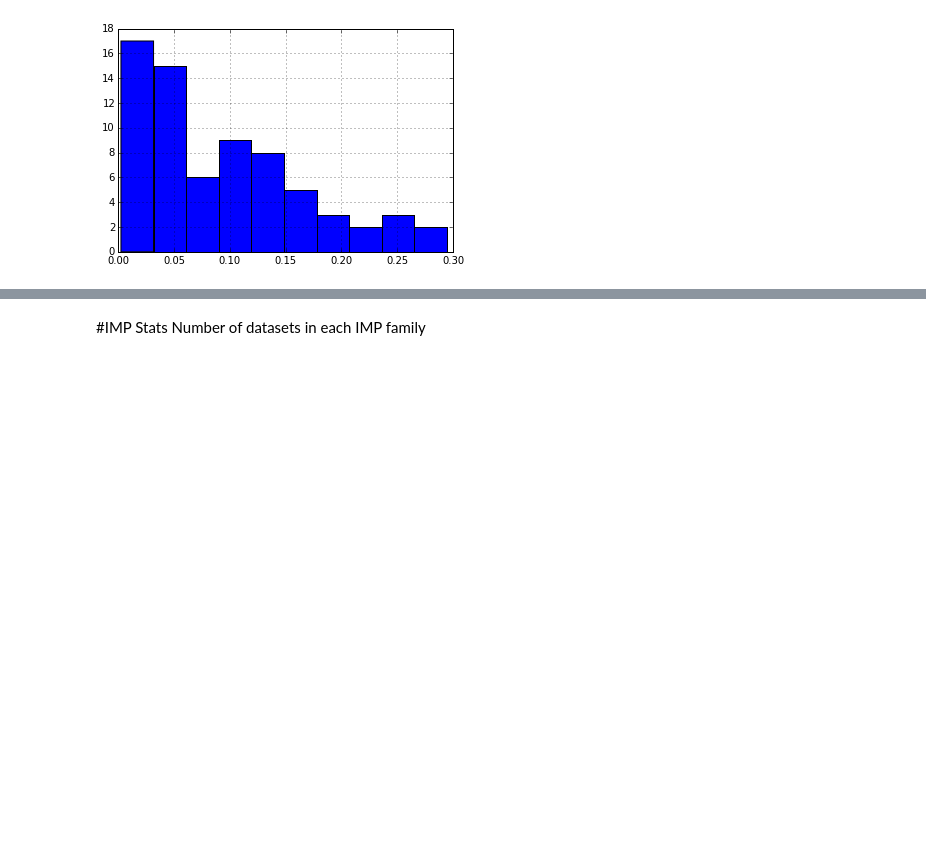
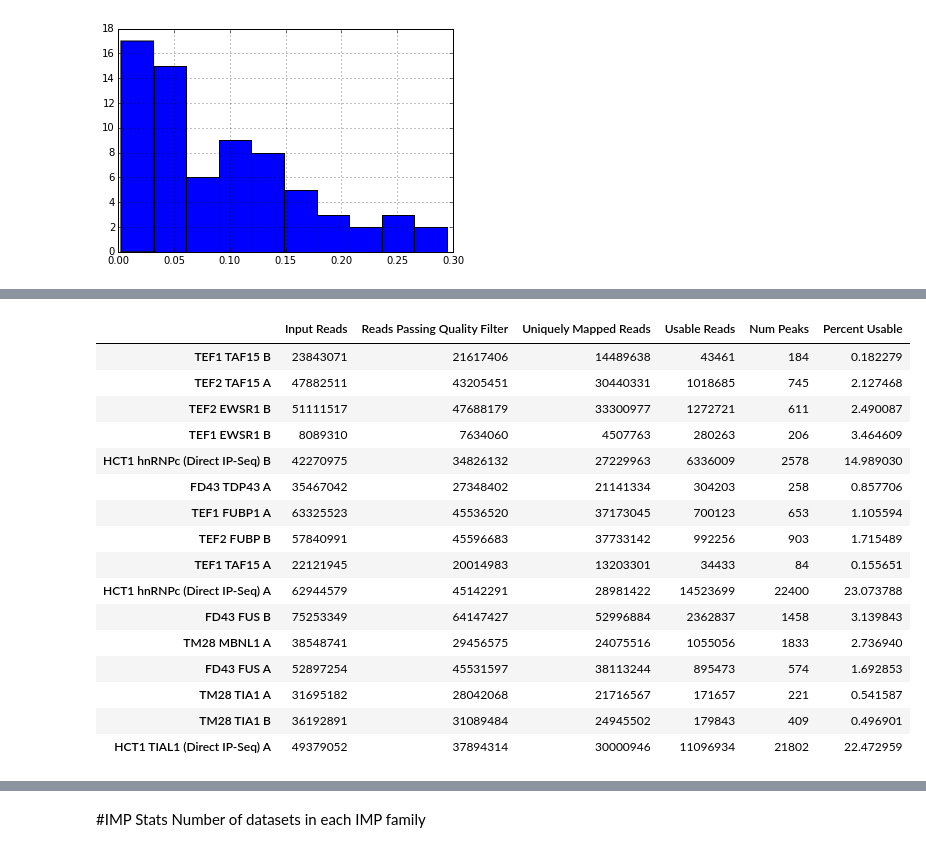
Before and after one commit to gpratt/iPython_Notebook, a Jupyter notebook: encode/encode_QC.ipynb, the cells around one changed output, grey strips where cells are left out. Saved outputs shown, nothing was run; the diff lists cells and outputs as text; code cells hidden in the pictures; blank space fills up the shorter version.

```diff
--- a/encode/encode_QC.ipynb
+++ b/encode/encode_QC.ipynb
@@ -335,0 +480,23 @@ imp_df["Percent Usable"].hist()
+# %%
+for x in filtered_df.index:
+    print x
+
+
+rename  ={
+"2_NoIndex_L002_R1.SBRclip26" : "TM28 TIA1 A",
+"2_NoIndex_L002_R1.SBRclip28" : "TM28 TIA1 B",
+"2_NoIndex_L002_R1.SBRclip32" : "TM28 MBNL1 A",
+"3_NoIndex_L003_R1.BSRclip08" : "HCT1 TIAL1 (Direct IP-Seq) A",
+"3_NoIndex_L003_R1.BSRclip10" : "HCT1 hnRNPc (Direct IP-Seq) A",
+"3_NoIndex_L003_R1.BSRclip14" : "HCT1 hnRNPc (Direct IP-Seq) B",
+"4_NoIndex_L004_R1.BSRclip10" : "FD43 TDP43 A",
+"4_NoIndex_L004_R1.R03" : "FD43 FUS A",
+"4_NoIndex_L004_R1.R04" : "FD43 FUS B",
+"6_NoIndex_L006_R1.BSRclip12" : "TEF1 TAF15 B",
+"6_NoIndex_L006_R1.KERclip19" : "TEF1 TAF15 A",
+"6_NoIndex_L006_R1.KERclip23" : "TEF1 EWSR1 B",
+"6_NoIndex_L006_R1.R05" : "TEF1 FUBP1 A",
+"7_NoIndex_L007_R1.KERclip19" : "TEF2 TAF15 A",
+"7_NoIndex_L007_R1.KERclip23" : "TEF2 EWSR1 B",
+"7_NoIndex_L007_R1.R06" : "TEF2 FUBP B",
+}
@@ -335,0 +521,20 @@ imp_df["Percent Usable"].hist()
+# %%
+filtered_df.rename(rename)
+# %% [output]
+|  | Input Reads | Reads Passing Quality Filter | Uniquely Mapped Reads | Usable Reads | Num Peaks | Percent Usable |
+| TEF1 TAF15 B | 23843071 | 21617406 | 14489638 | 43461 | 184 | 0.182279 |
+| TEF2 TAF15 A | 47882511 | 43205451 | 30440331 | 1018685 | 745 | 2.127468 |
+| TEF2 EWSR1 B | 51111517 | 47688179 | 33300977 | 1272721 | 611 | 2.490087 |
+| TEF1 EWSR1 B | 8089310 | 7634060 | 4507763 | 280263 | 206 | 3.464609 |
+| HCT1 hnRNPc (Direct IP-Seq) B | 42270975 | 34826132 | 27229963 | 6336009 | 2578 | 14.989030 |
+| FD43 TDP43 A | 35467042 | 27348402 | 21141334 | 304203 | 258 | 0.857706 |
+| TEF1 FUBP1 A | 63325523 | 45536520 | 37173045 | 700123 | 653 | 1.105594 |
+| TEF2 FUBP B | 57840991 | 45596683 | 37733142 | 992256 | 903 | 1.715489 |
+| TEF1 TAF15 A | 22121945 | 20014983 | 13203301 | 34433 | 84 | 0.155651 |
+| HCT1 hnRNPc (Direct IP-Seq) A | 62944579 | 45142291 | 28981422 | 14523699 | 22400 | 23.073788 |
+| FD43 FUS B | 75253349 | 64147427 | 52996884 | 2362837 | 1458 | 3.139843 |
+| TM28 MBNL1 A | 38548741 | 29456575 | 24075516 | 1055056 | 1833 | 2.736940 |
+| FD43 FUS A | 52897254 | 45531597 | 38113244 | 895473 | 574 | 1.692853 |
+| TM28 TIA1 A | 31695182 | 28042068 | 21716567 | 171657 | 221 | 0.541587 |
+| TM28 TIA1 B | 36192891 | 31089484 | 24945502 | 179843 | 409 | 0.496901 |
+| HCT1 TIAL1 (Direct IP-Seq) A | 49379052 | 37894314 | 30000946 | 11096934 | 21802 | 22.472959 |
```
Also changed, not shown: parts of 32 cells of this notebook.
